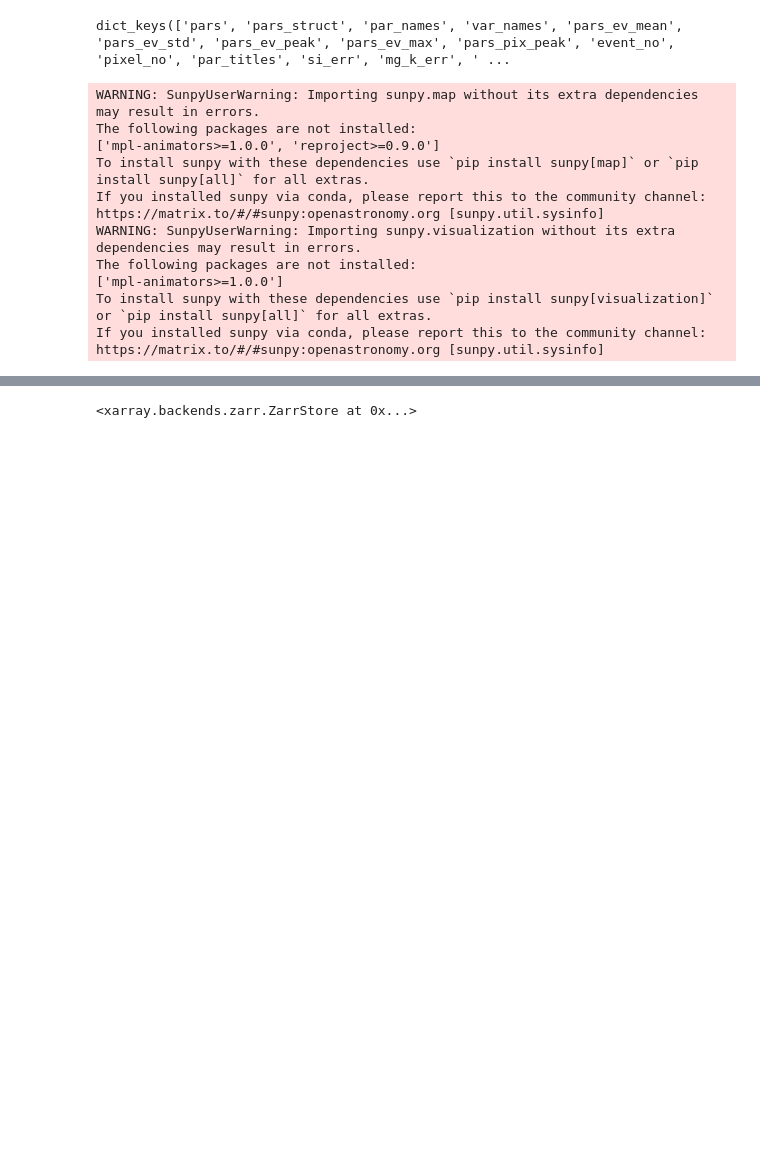
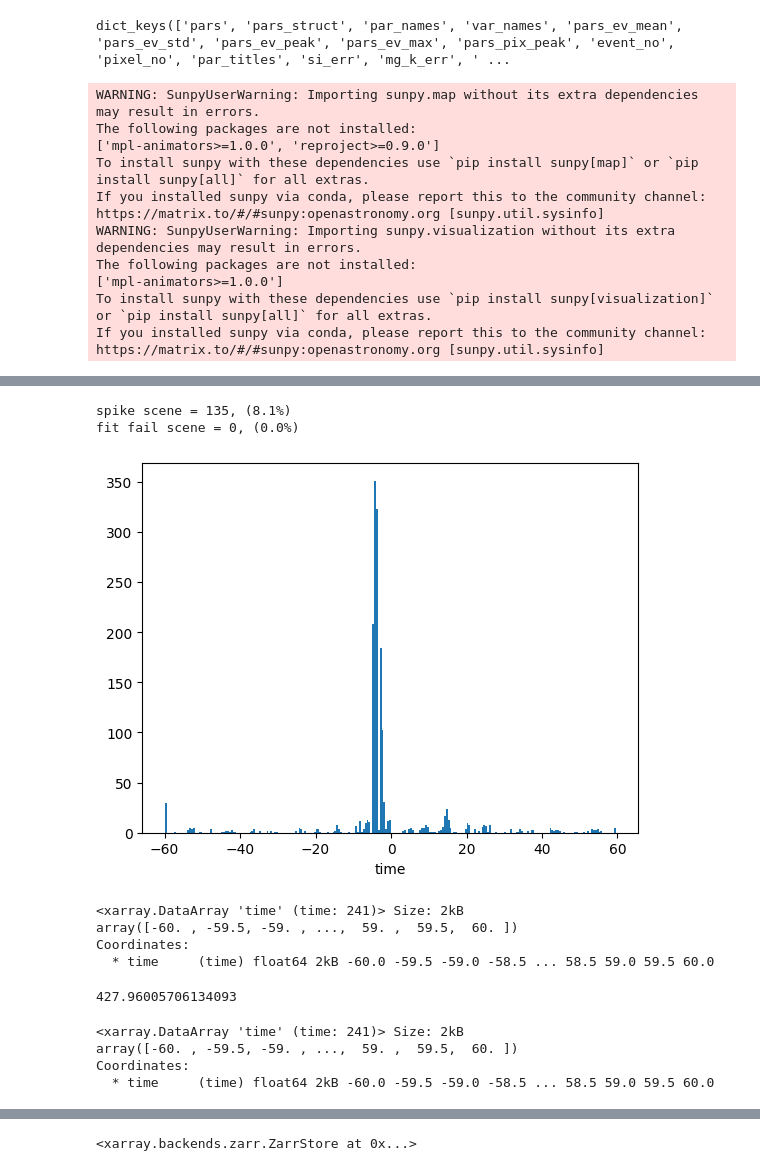
Before and after one commit to chokyuhyoun/IRIS-moss, a Jupyter notebook: iris2plus_new/load_iris2+.ipynb, the cells around one changed output, grey strips where cells are left out. Saved outputs shown, nothing was run; the diff lists cells and outputs as text; code cells hidden in the pictures; blank space fills up the shorter version.

```diff
--- a/iris2plus_new/load_iris2+.ipynb
+++ b/iris2plus_new/load_iris2+.ipynb
@@ -120,7 +210,7 @@ si_cen = 1402.77
 si_th = 6.86/3e5*si_cen/np.sqrt(2)  # Gaussian sigma in Å
 si_inst = 0.026/(2*np.sqrt(2*np.log(2))) # Gaussian sigma in Å
 si_min_wid = np.sqrt(si_th**2 + si_inst**2) # Gaussian sigma in Å
-if False:
+if True:
     for i, uniq_sg_file in enumerate(uniq_sg_files):
         iris_file = fits.open(uniq_sg_file, memmap=True, do_not_scale_image_data=True)
         time_sec = get_time_sec(iris_file)
@@ -144,8 +234,9 @@ if False:
                 within_pm1min = abs(time_sec - peak_time) <= (0.6*dur)
                 time_ind_part = np.where(within_pm1min)[0]
                 time_sec_part = time_sec[within_pm1min]
-                data1 = data[within_pm1min][:, [sg_ind[j, 0]]][:, :, wv_part_ind]
-                net_flux = np.sum(data1.squeeze(), axis=1)
+                data1 = data[within_pm1min][:, [sg_ind[j, 0]]][:, :, wv_part_ind].squeeze()
+                data1 = iris_prep_despike(data1)
+                net_flux = np.sum(data1, axis=1)
                 Gaussian = [] # [const, amplitude, mu, sigma]
                 amplitude = []
                 v_dop = []
@@ -157,7 +248,7 @@ if False:
                     wv_part0 = wv_part[~spikes]
                     data0 = data00[~spikes]
                     # if FUV_exptime0[time_ind_part[k]] == 0:
-                    if np.median(data0) <= 0:
+                    if np.median(data0) <= -10:
                         fact = np.nan
                     else:
                         try:
@@ -174,7 +265,7 @@ if False:
                     amplitude.append(fit_res[2][1]*fact)
                     v_dop.append(fit_res[4][0][3]*fact)
                     v_nth.append(np.sqrt(fit_res[2][3]**2 - si_th**2 - si_inst**2)*np.sqrt(2)/1402.77*3e5*fact)
-                si_info.append([data1.squeeze(), wv_part, time_ind_part, time_sec_part,
+                si_info.append([data1, wv_part, time_ind_part, time_sec_part,
                                 net_flux, Gaussian, amplitude, v_dop, v_nth])
             else:
                 si_info.append(set_zero(si_info[-1]))
@@ -188,12 +297,16 @@ else:
 # %%
 save_dir = file_path+'/Si_IV_fit'
+try:
+    os.mkdir(save_dir)
+except:
+    pass
 # moss_no = 1555
 lev_diff = 20
 ind_ = [4, 6, 7, 0, 8]
 ind_str = ['net flux', 'Amp' ,'$v_{Dop} (km/s)$', r'$\sigma (\AA)$', '$v_{nth} (km/s)$']
 moss_no_list = np.arange(len(si_info))
 
-if False:
+if True:
     for moss_no in moss_no_list:
         fig, ax = plt.subplots(figsize=(5, 7))
         ax.set_position([0.1, 0.1, 0.6, 0.8])
@@ -251,7 +349,7 @@ lc = np.array([1334.53, 1335.71, 2785.46, 2791.60, 2793.22,
 lhw = np.array([0.25, 0.25, 0.1, 0.25, 0.1,
                 0.7, 0.25, 0.7, 0.1, 0.1,
                 0.1, 0.05])
-if False:
+if True:
     for i, iris2p_file in enumerate(iris2p_files):
         print(str(i)+'/'+str(len(iris2p_files))+'  '+iris2p_file)
         data0 = joblib.load(iris2p_file, mmap_mode='r')
@@ -368,3 +484,47 @@ iris2plus_moss['chi2'] = xr.where(iris2plus_moss['chi2'] == 0, 999, iris2plus_mo
 # iris2plus_moss['v_los'] = xr.where(iris2plus_moss['temperature'] == 0, np.nan, iris2plus_moss['v_los'])
 # iris2plus_moss['v_tur'] = xr.where(iris2plus_moss['temperature'] == 0, np.nan, iris2plus_moss['v_tur'])
 # iris2plus_moss['n_e'] = xr.where(iris2plus_moss['temperature'] == 0, np.nan, iris2plus_moss['n_e'])
+# %%
+spikes_scene = [False]*len(sg_files)
+fit_fail = [False]*len(sg_files)
+for moss_no in range(len(sg_files)):
+    wave = si_info[moss_no][1]
+    dw = np.mean(wave[1:] - wave[:-1])
+    peak_ind = np.where(si_info[moss_no][2] == sg_ind[moss_no, 1])[0][0]
+    net_flux = si_info[moss_no][4][peak_ind]*dw
+    amp = si_info[moss_no][5][peak_ind][1]
+    sigma = si_info[moss_no][5][peak_ind][3]
+    g_flux = amp*sigma*np.sqrt(2*np.pi)
+    if net_flux/g_flux > 1.5:
+        spikes_scene[moss_no] = True
+    t0_ind = iris2plus_moss.time_arg.sel(time=0, moss_no=moss_no).values
+    t0_ind0 = np.argwhere(si_info[moss_no][2] == t0_ind)[0][0]
+    if np.isnan(si_info[moss_no][-1][t0_ind0]) == True:
+        fit_fail[moss_no] = True
+print(f'spike scene = {np.sum(spikes_scene)}, ({np.sum(spikes_scene)*1e2/len(sg_files):.1f}%)')
+print(f'fit fail scene = {np.sum(fit_fail)}, ({np.sum(fit_fail)*1e2/len(sg_files):.1f}%)')
+# %% [output]
+spike scene = 135, (8.1%)
+fit fail scene = 0, (0.0%)
+# %%
+_ = iris2plus_moss.Si_IV_net_flux.idxmax(dim='time').plot.hist(bins=np.arange(-60, 60, 0.5))
+# %% [output]
+[figure, added]
+# %%
+iris2plus_moss.time
+# %% [output]
+<xarray.DataArray 'time' (time: 241)> Size: 2kB
+array([-60. , -59.5, -59. , ...,  59. ,  59.5,  60. ])
+Coordinates:
+  * time     (time) float64 2kB -60.0 -59.5 -59.0 -58.5 ... 58.5 59.0 59.5 60.0
+# %%
+2/1402*3e5
+# %% [output]
+427.96005706134093
+# %%
+iris2plus_moss.time
+# %% [output]
+<xarray.DataArray 'time' (time: 241)> Size: 2kB
+array([-60. , -59.5, -59. , ...,  59. ,  59.5,  60. ])
+Coordinates:
+  * time     (time) float64 2kB -60.0 -59.5 -59.0 -58.5 ... 58.5 59.0 59.5 60.0
```
Also changed, not shown: parts of 18 cells of this notebook, 1 other file.
